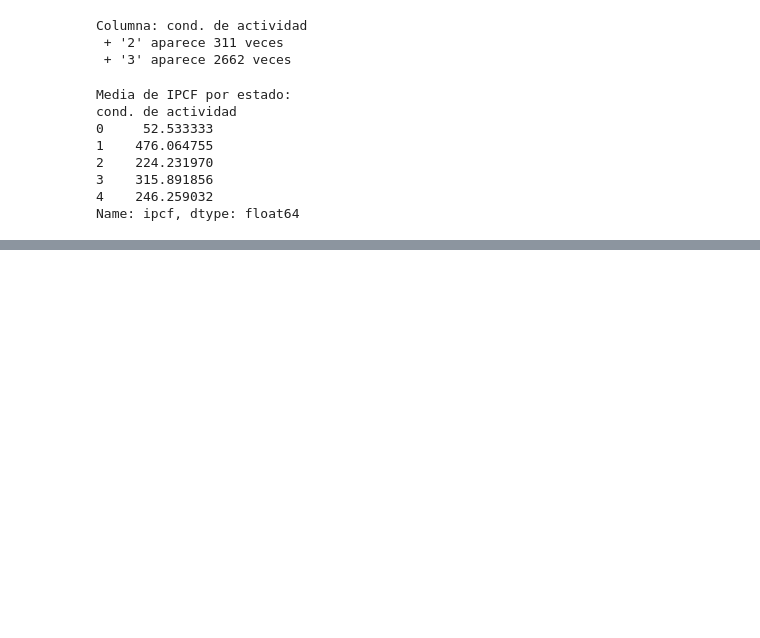
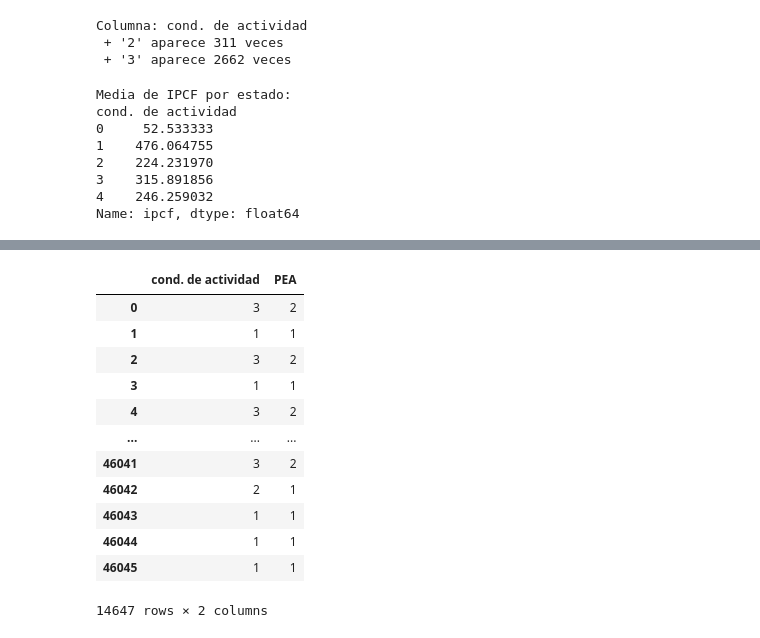
Before and after one commit to jtomasello247/Big-Data---TP-2---Grupo-13, a Jupyter notebook: t104_dta/TP2.ipynb, the cells around one changed output, grey strips where cells are left out. Cells and saved outputs as stored; diff of their text form; code cells hidden in the pictures; blank space fills up the shorter version.

```diff
--- a/t104_dta/TP2.ipynb
+++ b/t104_dta/TP2.ipynb
@@ -539,0 +568,3 @@ Name: ipcf, dtype: float64
+# %%
+respondieron = pd.concat([ind2004resp, ind2024resp])
+len(respondieron)
@@ -539,0 +573,7 @@ Name: ipcf, dtype: float64
+# %%
+PEA = respondieron[["cond. de actividad"]]
+# %%
+PEA.loc[:, "cond. de actividad"] = PEA["cond. de actividad"].replace({2: 1,3: 2, 4: 2})
+# %%
+PEA = PEA.rename(columns={"cond. de actividad": "PEA"})
+PEA
@@ -539,0 +594,18 @@ Name: ipcf, dtype: float64
+# %%
+respondieron["PEA"] = PEA
+respondieron
+#1 es población economicamente activa, 2 es población economicamente inactiva
+# %% [output]
+|  | cond. de actividad | PEA |
+| 0 | 3 | 2 |
+| 1 | 1 | 1 |
+| 2 | 3 | 2 |
+| 3 | 1 | 1 |
+| 4 | 3 | 2 |
+| ... | ... | ... |
+| 46041 | 3 | 2 |
+| 46042 | 2 | 1 |
+| 46043 | 1 | 1 |
+| 46044 | 1 | 1 |
+| 46045 | 1 | 1 |
+14647 rows × 2 columns
```
Also changed, not shown: parts of 11 cells of this notebook.
